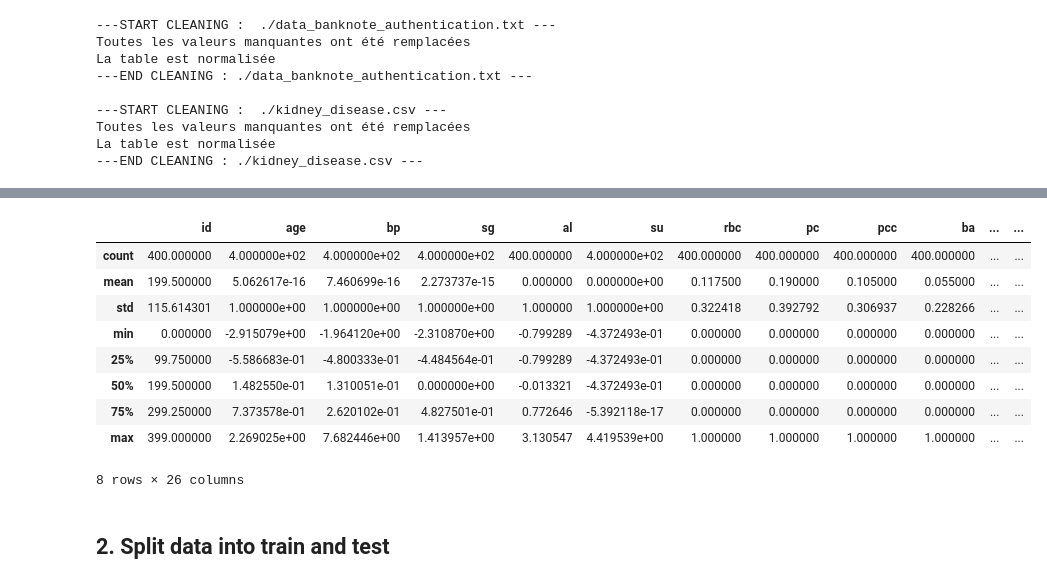
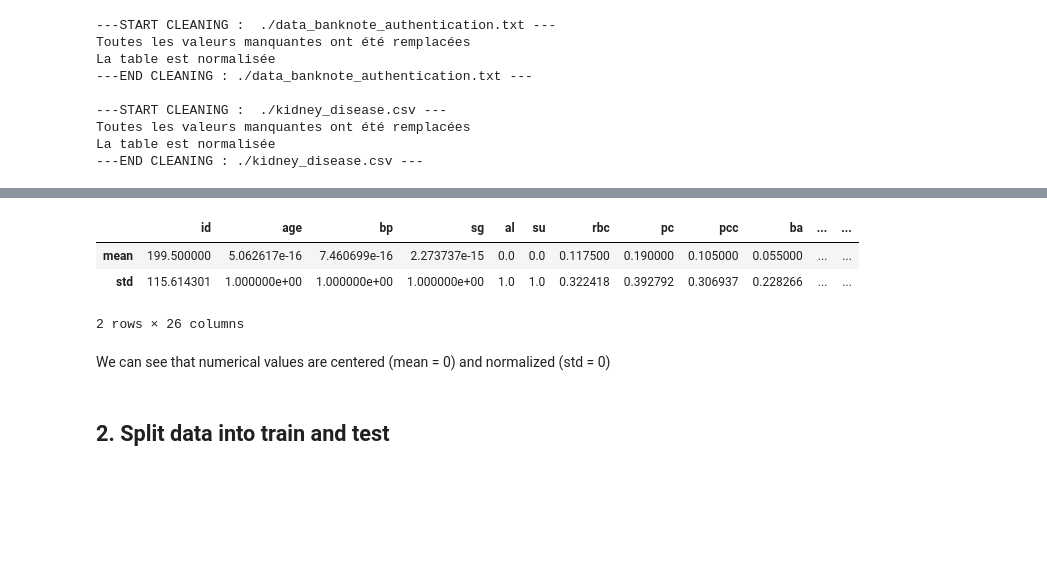
Before and after one commit to thibaultspriet/developmentProjectML, a Jupyter notebook: worflow.ipynb, the cells around one changed output, grey strips where cells are left out. Cells and saved outputs as stored; diff of their text form; code cells hidden in the pictures; blank space fills up the shorter version.

```diff
--- a/worflow.ipynb
+++ b/worflow.ipynb
@@ -40,16 +35,12 @@ banknote.describe()
 # %%
-kidney.describe()
+kidney.describe().loc[['mean','std'],:]
 # %% [output]
 |  | id | age | bp | sg | al | su | rbc | pc | pcc | ba | ... | ... |
-| count | 400.000000 | 4.000000e+02 | 4.000000e+02 | 4.000000e+02 | 400.000000 | 4.000000e+02 | 400.000000 | 400.000000 | 400.000000 | 400.000000 | ... | ... |
-| mean | 199.500000 | 5.062617e-16 | 7.460699e-16 | 2.273737e-15 | 0.000000 | 0.000000e+00 | 0.117500 | 0.190000 | 0.105000 | 0.055000 | ... | ... |
-| std | 115.614301 | 1.000000e+00 | 1.000000e+00 | 1.000000e+00 | 1.000000 | 1.000000e+00 | 0.322418 | 0.392792 | 0.306937 | 0.228266 | ... | ... |
-| min | 0.000000 | -2.915079e+00 | -1.964120e+00 | -2.310870e+00 | -0.799289 | -4.372493e-01 | 0.000000 | 0.000000 | 0.000000 | 0.000000 | ... | ... |
-| 25% | 99.750000 | -5.586683e-01 | -4.800333e-01 | -4.484564e-01 | -0.799289 | -4.372493e-01 | 0.000000 | 0.000000 | 0.000000 | 0.000000 | ... | ... |
-| 50% | 199.500000 | 1.482550e-01 | 1.310051e-01 | 0.000000e+00 | -0.013321 | -4.372493e-01 | 0.000000 | 0.000000 | 0.000000 | 0.000000 | ... | ... |
-| 75% | 299.250000 | 7.373578e-01 | 2.620102e-01 | 4.827501e-01 | 0.772646 | -5.392118e-17 | 0.000000 | 0.000000 | 0.000000 | 0.000000 | ... | ... |
-| max | 399.000000 | 2.269025e+00 | 7.682446e+00 | 1.413957e+00 | 3.130547 | 4.419539e+00 | 1.000000 | 1.000000 | 1.000000 | 1.000000 | ... | ... |
+| mean | 199.500000 | 5.062617e-16 | 7.460699e-16 | 2.273737e-15 | 0.0 | 0.0 | 0.117500 | 0.190000 | 0.105000 | 0.055000 | ... | ... |
+| std | 115.614301 | 1.000000e+00 | 1.000000e+00 | 1.000000e+00 | 1.0 | 1.0 | 0.322418 | 0.392792 | 0.306937 | 0.228266 | ... | ... |
-8 rows × 26 columns
+2 rows × 26 columns
+# %% [markdown]
+We can see that numerical values are centered (mean = 0) and normalized (std = 0)
 # %% [markdown]
 ## 2. Split data into train and test
 # %%
```
Also changed, not shown: parts of 16 cells of this notebook, 1 other file.
